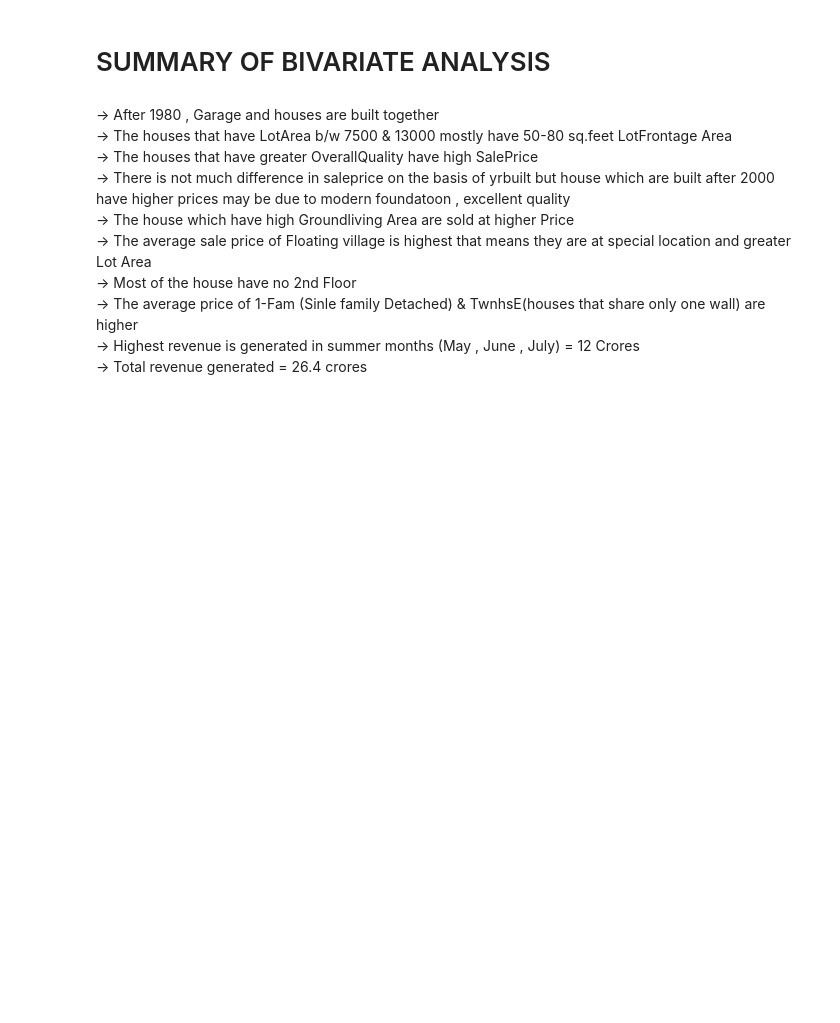
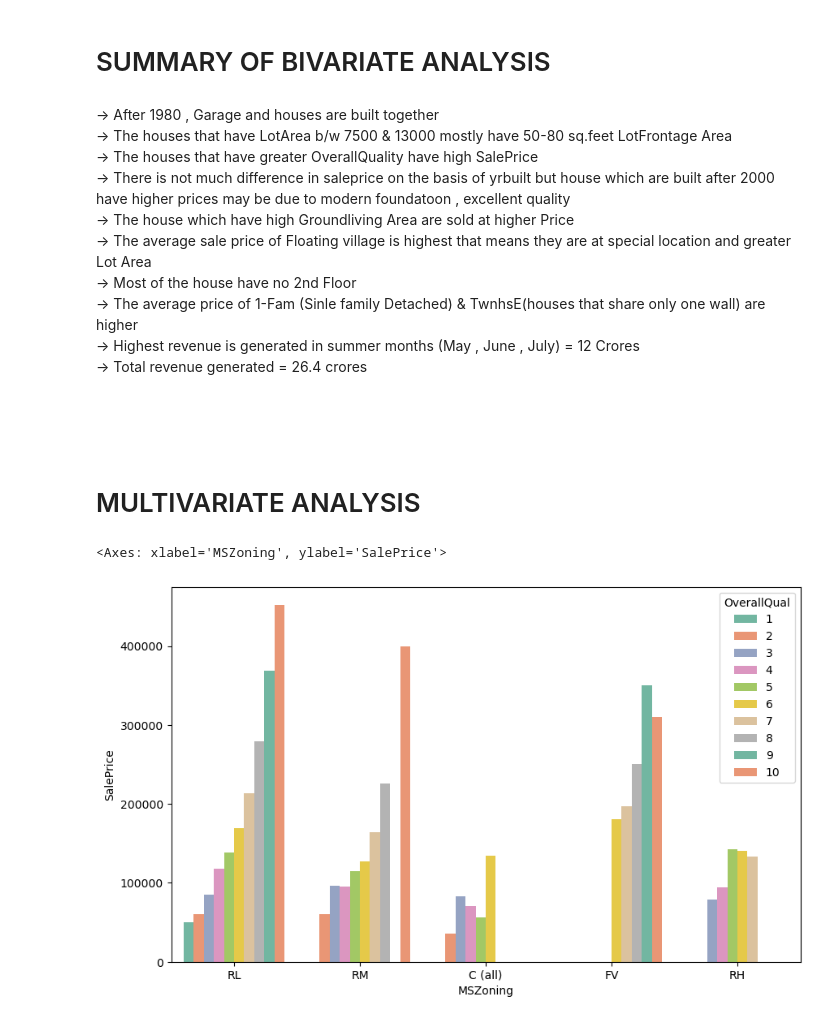
Before and after one commit to amanverma-98/house_price, a Jupyter notebook: house_sale.ipynb, the cells around one changed output. Drawn from its saved outputs; the diff is of its cells as text; code cells hidden in the pictures; blank space fills up the shorter version.

Commit message:
Some Multivariate done

```diff
--- a/house_sale.ipynb
+++ b/house_sale.ipynb
@@ -520,3 +520,14 @@ Name: SalePrice, dtype: int64
 -> The average price of 1-Fam (Sinle family Detached) & TwnhsE(houses that share only one wall) are higher <br>
 -> Highest revenue is generated in summer months (May , June , July) = 12 Crores <br>
 -> Total revenue generated = 26.4 crores
+# %% [markdown]
+<br>
+<br>
+# %% [markdown]
+# MULTIVARIATE ANALYSIS
+# %%
+plt.figure(figsize=(10,6))
+sns.barplot(data = df , x = 'MSZoning' , y = 'SalePrice' , hue = 'OverallQual', palette = 'Set2' , ci=None) #CI : Confidence Interval(shows uncertainity)
+# %% [output]
+<Axes: xlabel='MSZoning', ylabel='SalePrice'>
+[figure, added]
```
Also changed, not shown: parts of 9 cells of this notebook.
